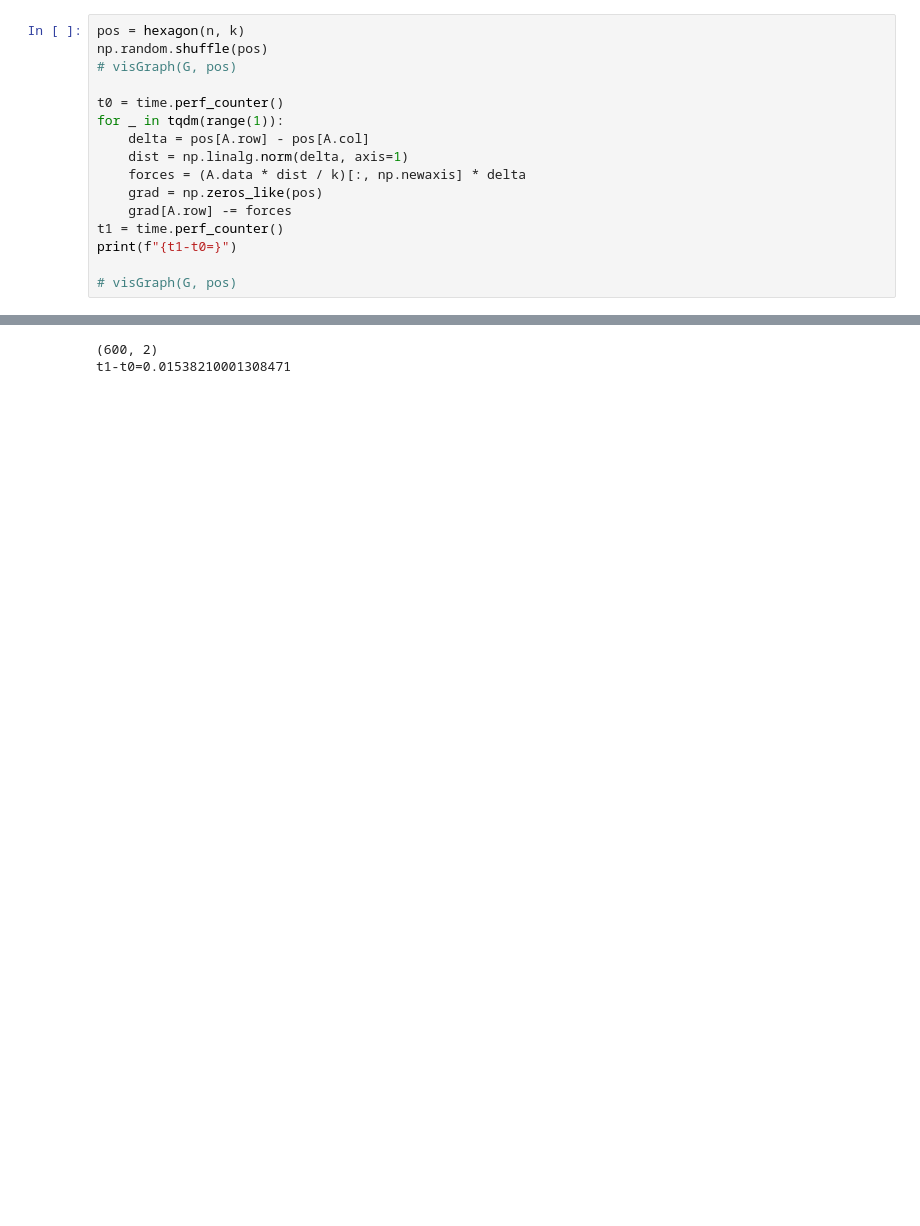
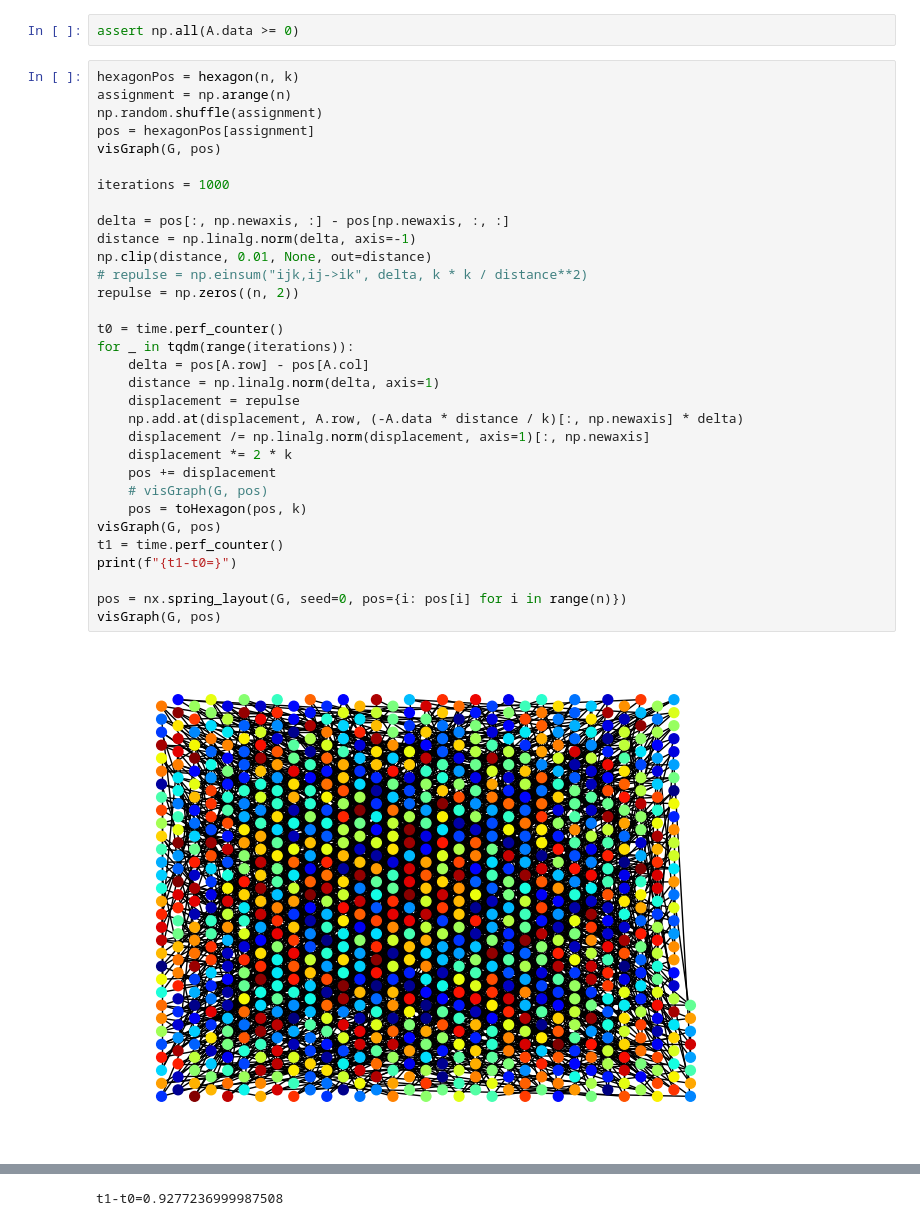
Before and after one commit to HirokiHamaguchi/Initial_Placement_for_Fruchterman-Reingold_Force_Model_with_Coordinate_Newton_Direction, a Jupyter notebook: src/jupyter/hexagon.ipynb, the cells around one changed output, grey strips where cells are left out. Drawn from its saved outputs; the diff is of its cells as text; blank space fills up the shorter version.

```diff
--- a/src/jupyter/hexagon.ipynb
+++ b/src/jupyter/hexagon.ipynb
@@ -105,17 +121,36 @@ plt.show()
+# %%
+assert np.all(A.data >= 0)
 # %%
-pos = hexagon(n, k)
-np.random.shuffle(pos)
-# visGraph(G, pos)
+hexagonPos = hexagon(n, k)
+assignment = np.arange(n)
+np.random.shuffle(assignment)
+pos = hexagonPos[assignment]
+visGraph(G, pos)
+
+iterations = 1000
+
+delta = pos[:, np.newaxis, :] - pos[np.newaxis, :, :]
+distance = np.linalg.norm(delta, axis=-1)
+np.clip(distance, 0.01, None, out=distance)
+# repulse = np.einsum("ijk,ij->ik", delta, k * k / distance**2)
+repulse = np.zeros((n, 2))
 
 t0 = time.perf_counter()
-for _ in tqdm(range(1)):
+for _ in tqdm(range(iterations)):
     delta = pos[A.row] - pos[A.col]
-    dist = np.linalg.norm(delta, axis=1)
-    forces = (A.data * dist / k)[:, np.newaxis] * delta
-    grad = np.zeros_like(pos)
-    grad[A.row] -= forces
+    distance = np.linalg.norm(delta, axis=1)
+    displacement = repulse
+    np.add.at(displacement, A.row, (-A.data * distance / k)[:, np.newaxis] * delta)
+    displacement /= np.linalg.norm(displacement, axis=1)[:, np.newaxis]
+    displacement *= 2 * k
+    pos += displacement
+    # visGraph(G, pos)
+    pos = toHexagon(pos, k)
+visGraph(G, pos)
 t1 = time.perf_counter()
 print(f"{t1-t0=}")
 
-# visGraph(G, pos)
+pos = nx.spring_layout(G, seed=0, pos={i: pos[i] for i in range(n)})
+visGraph(G, pos)
 # %% [output]
+[figure, added]
@@ -122,2 +158 @@ print(f"{t1-t0=}")
-(600, 2)
-t1-t0=0.01538210001308471
+t1-t0=0.9277236999987508
```
Also changed, not shown: parts of 7 cells of this notebook.
